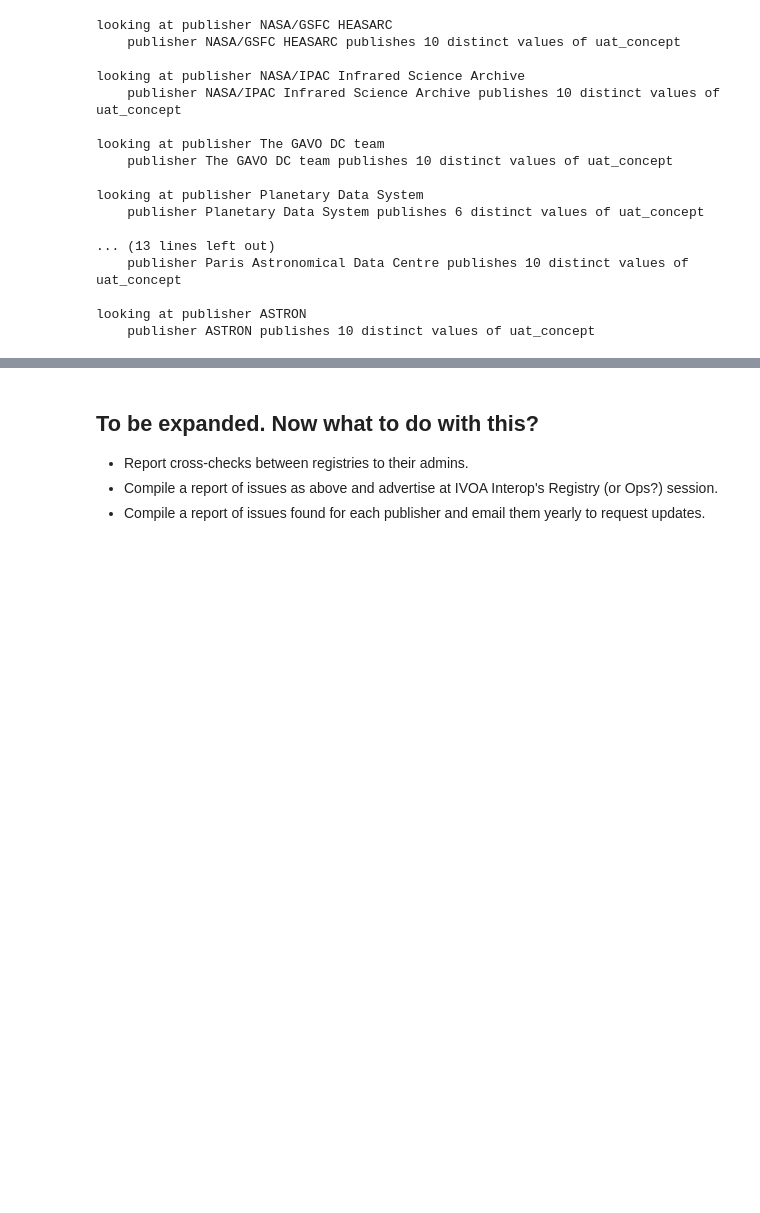
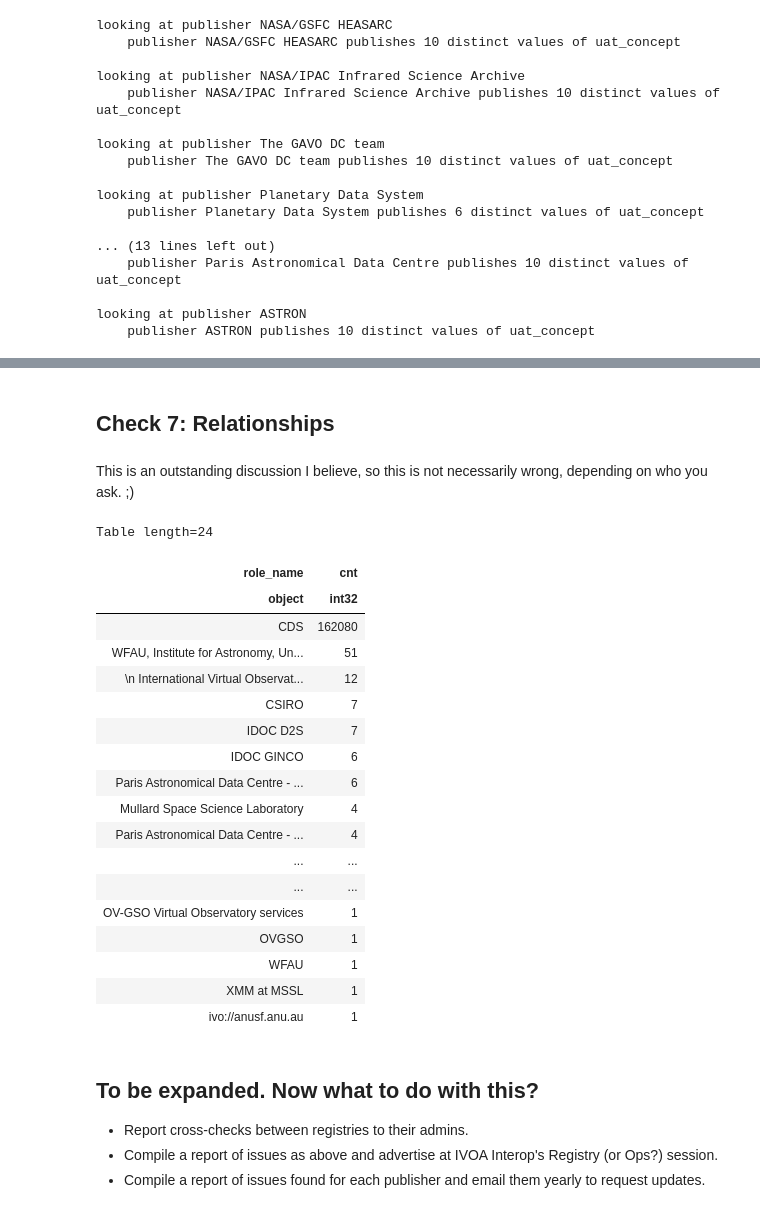
Before and after one commit to ivoa/registry-housekeeping, a Jupyter notebook: registry_checks.ipynb, the cells around one changed output, grey strips where cells are left out. Saved outputs shown, nothing was run; the diff lists cells and outputs as text; code cells hidden in the pictures; blank space fills up the shorter version.

```diff
--- a/registry_checks.ipynb
+++ b/registry_checks.ipynb
@@ -480,3 +552,35 @@ looking at publisher ASTRON
+# %% [markdown]
+## Check 7: Relationships
+# %% [markdown]
+This is an outstanding discussion I believe, so this is not necessarily wrong, depending on who you ask.  ;)
+# %%
+gavo_regtap.search("""
+    select distinct role_name, count(*) as cnt
+    from ( rr.relationship natural join rr.res_role )
+    where relationship_type = 'related-to' and base_role = 'publisher'
+    group by role_name
+    order by cnt desc
+""").to_table()
+# %% [output]
+Table length=24
+| role_name | cnt |
+| object | int32 |
+| CDS | 162080 |
+| WFAU, Institute for Astronomy, Un... | 51 |
+| \n International Virtual Observat... | 12 |
+| CSIRO | 7 |
+| IDOC D2S | 7 |
+| IDOC GINCO | 6 |
+| Paris Astronomical Data Centre - ... | 6 |
+| Mullard Space Science Laboratory | 4 |
+| Paris Astronomical Data Centre - ... | 4 |
+| ... | ... |
+| ... | ... |
+| OV-GSO Virtual Observatory services | 1 |
+| OVGSO | 1 |
+| WFAU | 1 |
+| XMM at MSSL | 1 |
+| ivo://anusf.anu.au | 1 |
 # %% [markdown]
 ## To be expanded.  Now what to do with this?
 
```
Also changed, not shown: parts of 22 cells of this notebook.
